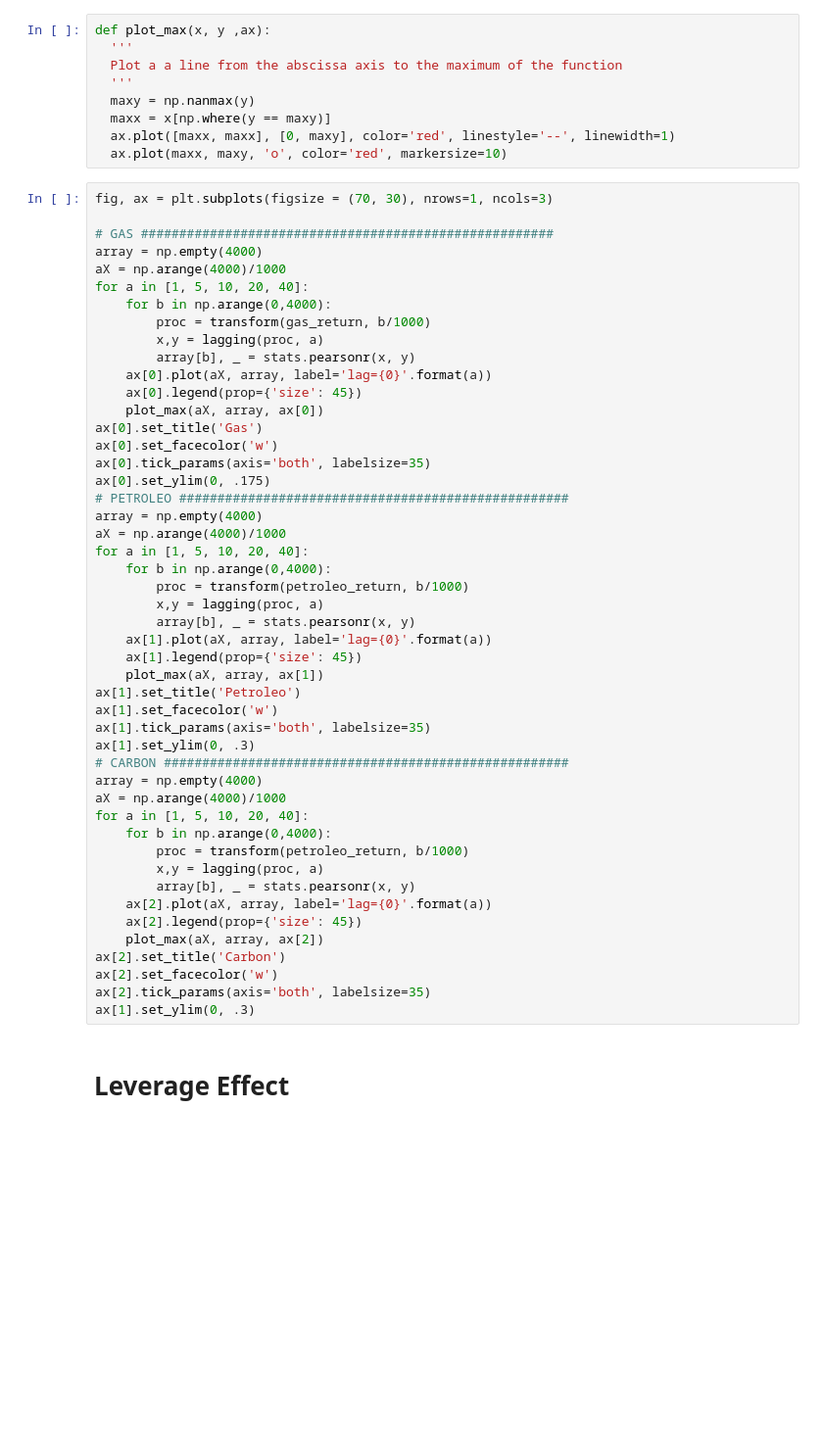
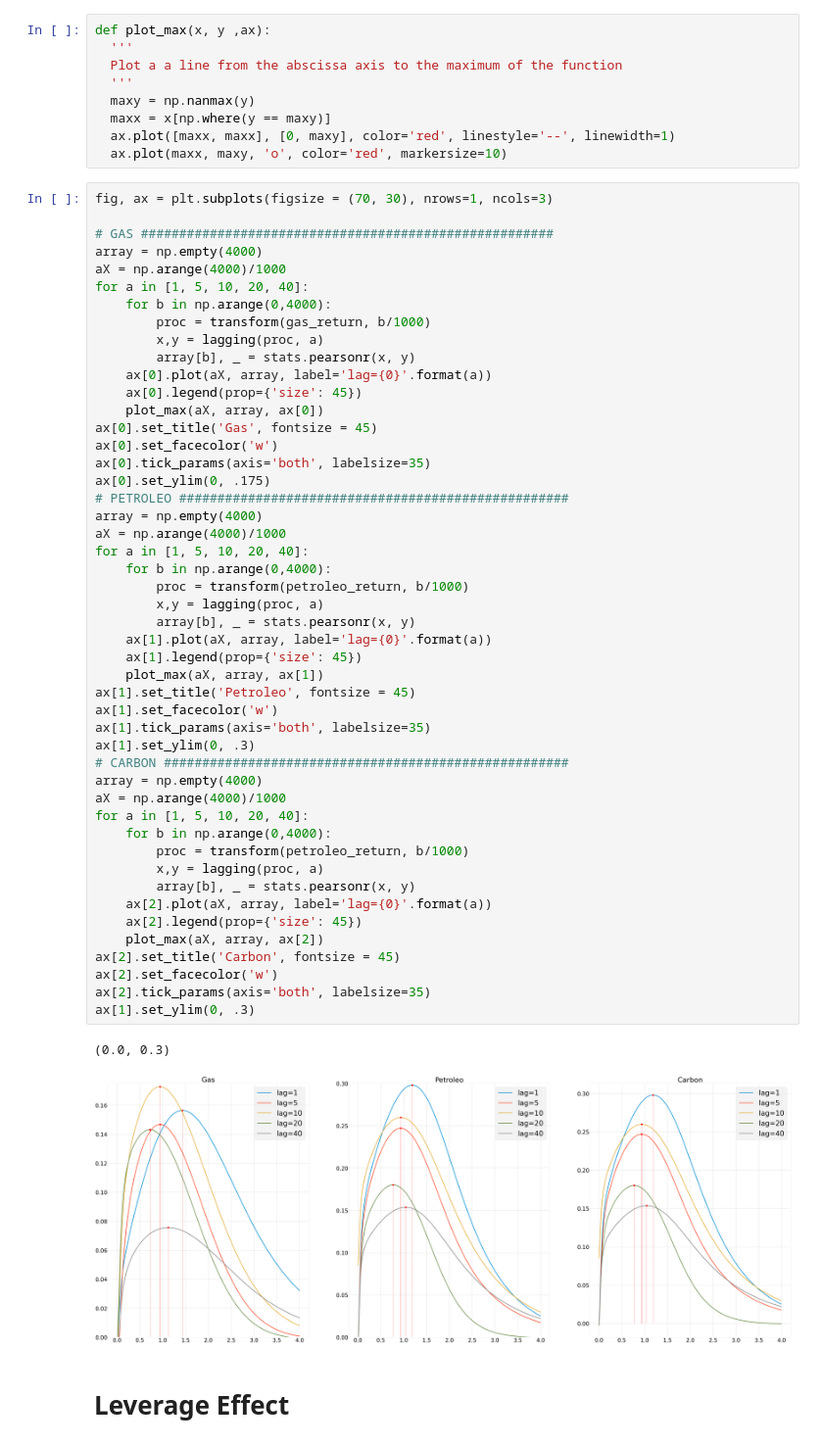
Before and after one commit to Cesuuur/energy-market-analysis, a Jupyter notebook: CompoundReturnAnalisys.ipynb, the cells around one changed output. Shown at 98% size. Saved outputs shown, nothing was run; the diff lists cells and outputs as text; blank space fills up the shorter version.

```diff
--- a/CompoundReturnAnalisys.ipynb
+++ b/CompoundReturnAnalisys.ipynb
@@ -563,40 +563,43 @@ for a in [1, 5, 10, 20, 40]:
     ax[0].plot(aX, array, label='lag={0}'.format(a))
     ax[0].legend(prop={'size': 45})
     plot_max(aX, array, ax[0])
-ax[0].set_title('Gas')
+ax[0].set_title('Gas', fontsize = 45)
 ax[0].set_facecolor('w')
 ax[0].tick_params(axis='both', labelsize=35)
 ax[0].set_ylim(0, .175)
 # PETROLEO ###################################################
 array = np.empty(4000)
 aX = np.arange(4000)/1000
 for a in [1, 5, 10, 20, 40]:
     for b in np.arange(0,4000):
         proc = transform(petroleo_return, b/1000)
         x,y = lagging(proc, a)
         array[b], _ = stats.pearsonr(x, y)
     ax[1].plot(aX, array, label='lag={0}'.format(a))
     ax[1].legend(prop={'size': 45})
     plot_max(aX, array, ax[1])
-ax[1].set_title('Petroleo')
+ax[1].set_title('Petroleo', fontsize = 45)
 ax[1].set_facecolor('w')
 ax[1].tick_params(axis='both', labelsize=35)
 ax[1].set_ylim(0, .3)
 # CARBON #####################################################
 array = np.empty(4000)
 aX = np.arange(4000)/1000
 for a in [1, 5, 10, 20, 40]:
     for b in np.arange(0,4000):
         proc = transform(petroleo_return, b/1000)
         x,y = lagging(proc, a)
         array[b], _ = stats.pearsonr(x, y)
     ax[2].plot(aX, array, label='lag={0}'.format(a))
     ax[2].legend(prop={'size': 45})
     plot_max(aX, array, ax[2])
-ax[2].set_title('Carbon')
+ax[2].set_title('Carbon', fontsize = 45)
 ax[2].set_facecolor('w')
 ax[2].tick_params(axis='both', labelsize=35)
 ax[1].set_ylim(0, .3)
+# %% [output]
+(0.0, 0.3)
+[figure, added]
 # %% [markdown]
 # Leverage Effect
 # %%
```
Also changed, not shown: parts of 1 cell of this notebook.
